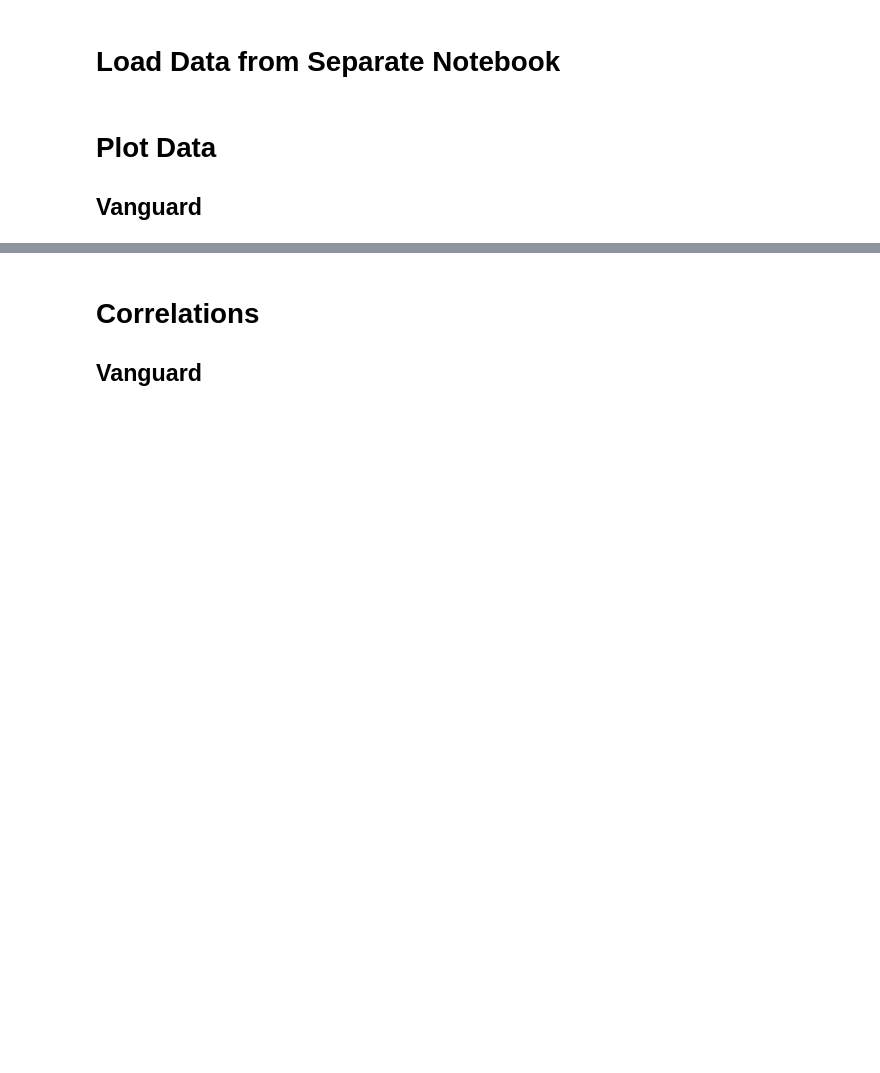
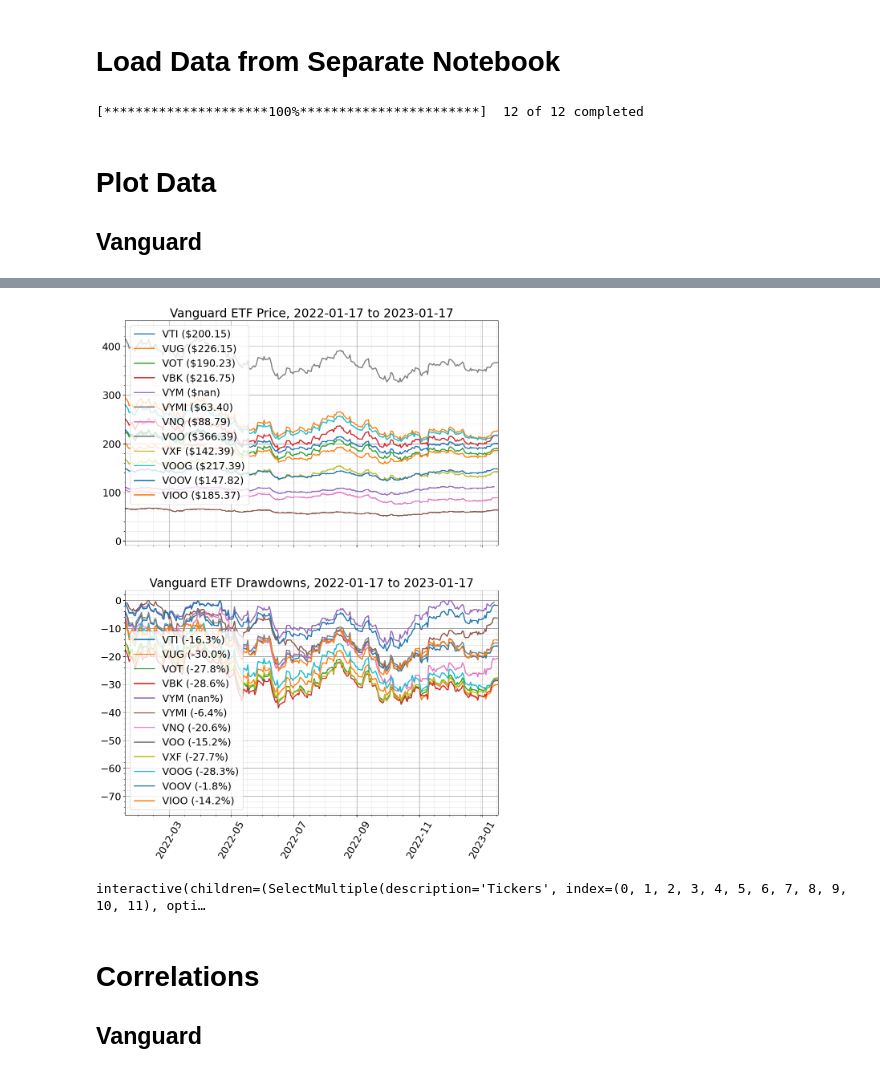
Before and after one commit to benkirk/Documents, a Jupyter notebook: finance/yf/etfs.ipynb, the cells around one changed output, grey strips where cells are left out. Drawn from its saved outputs; the diff is of its cells as text; code cells hidden in the pictures; blank space fills up the shorter version.

```diff
--- a/finance/yf/etfs.ipynb
+++ b/finance/yf/etfs.ipynb
@@ -11,8 +11,10 @@ bonds   = ['EDV', 'BIV', 'VGIT', 'BLV', 'VGLT', 'VMBS', 'BSV', 'VTIP', 'VGSH', '
 intl    = ['VT', 'VSGX', 'VEU', 'VSS', 'VEA', 'VGK', 'VPL', 'VNQI', 'VIGI', 'VYMI', 'VXUS', 'VWO']
 sectors = ['VOX', 'VCR', 'VDC', 'VDE', 'VFH', 'VHT', 'VIS', 'VGT', 'VAW', 'VNQ', 'VPU']
 tickers = sectors #+ bonds
-tickers = ['VTI', 'VUG', 'VOT', 'VBK', 'VYM', 'VYMI', 'VNQ', 'VOO', 'VXF', 'VOOG', 'VOOV', 'VIOO', 'ARCC', 'TCPC']
+tickers = ['VTI', 'VUG', 'VOT', 'VBK', 'VYM', 'VYMI', 'VNQ', 'VOO', 'VXF', 'VOOG', 'VOOV', 'VIOO']
 %run data.ipynb
+# %% [output]
+[*********************100%***********************]  12 of 12 completed
 # %% [markdown]
 # Plot Data
 ## Vanguard
@@ -59,21 +61,21 @@ def plot_vg_prices_dd(tickers,
     for t in tickers:
         #print(t, data[t].columns)
         #print(t, data[t])
-        close = data[t]['Close']
+        close = data['Close'][t]
         #print(type(close.index), type(close.values))
         dd = drawdown(close.values)
 
         ax[0].plot(close.index, close.values, label='{} (${:.2f})'.format(t,close.values[-1]), linewidth=2.0)
-        ax[0].grid(b=True, which='major', color='#999999', linestyle='-')
+        ax[0].grid(visible=True, which='major', color='#999999', linestyle='-')
         ax[0].minorticks_on()
-        ax[0].grid(b=True, which='minor', color='#999999', linestyle='-', alpha=0.2)
+        ax[0].grid(visible=True, which='minor', color='#999999', linestyle='-', alpha=0.2)
         ax[0].legend(fancybox=True, loc=2)
         if logy: ax[0].set_yscale('log')
 
         ax[1].plot(close.index, dd, label='{} ({:.1f}%)'.format(t,dd[-1]), linewidth=2.0)
-        ax[1].grid(b=True, which='major', color='#999999', linestyle='-')
+        ax[1].grid(visible=True, which='major', color='#999999', linestyle='-')
         ax[1].minorticks_on()
-        ax[1].grid(b=True, which='minor', color='#999999', linestyle='-', alpha=0.2)
+        ax[1].grid(visible=True, which='minor', color='#999999', linestyle='-', alpha=0.2)
         ax[1].legend(fancybox=True, loc=3)
         ax[1].set_xlim([date_min, date_max])
         plt.xticks(rotation=60)
@@ -98,3 +100,4 @@ p = interact(plot_vg_prices_dd,
                                             max=min(15*365,len(data)),
                                             step=1, value=-1,
                                             continuous_update=False))
+# %% [output]
@@ -101,3 +106,5 @@ p = interact(plot_vg_prices_dd,
+[figure, added]
+interactive(children=(SelectMultiple(description='Tickers', index=(0, 1, 2, 3, 4, 5, 6, 7, 8, 9, 10, 11), opti…
 # %% [markdown]
 # Correlations
 ## Vanguard
```
Also changed, not shown: parts of 2 cells of this notebook, 11 other files.
